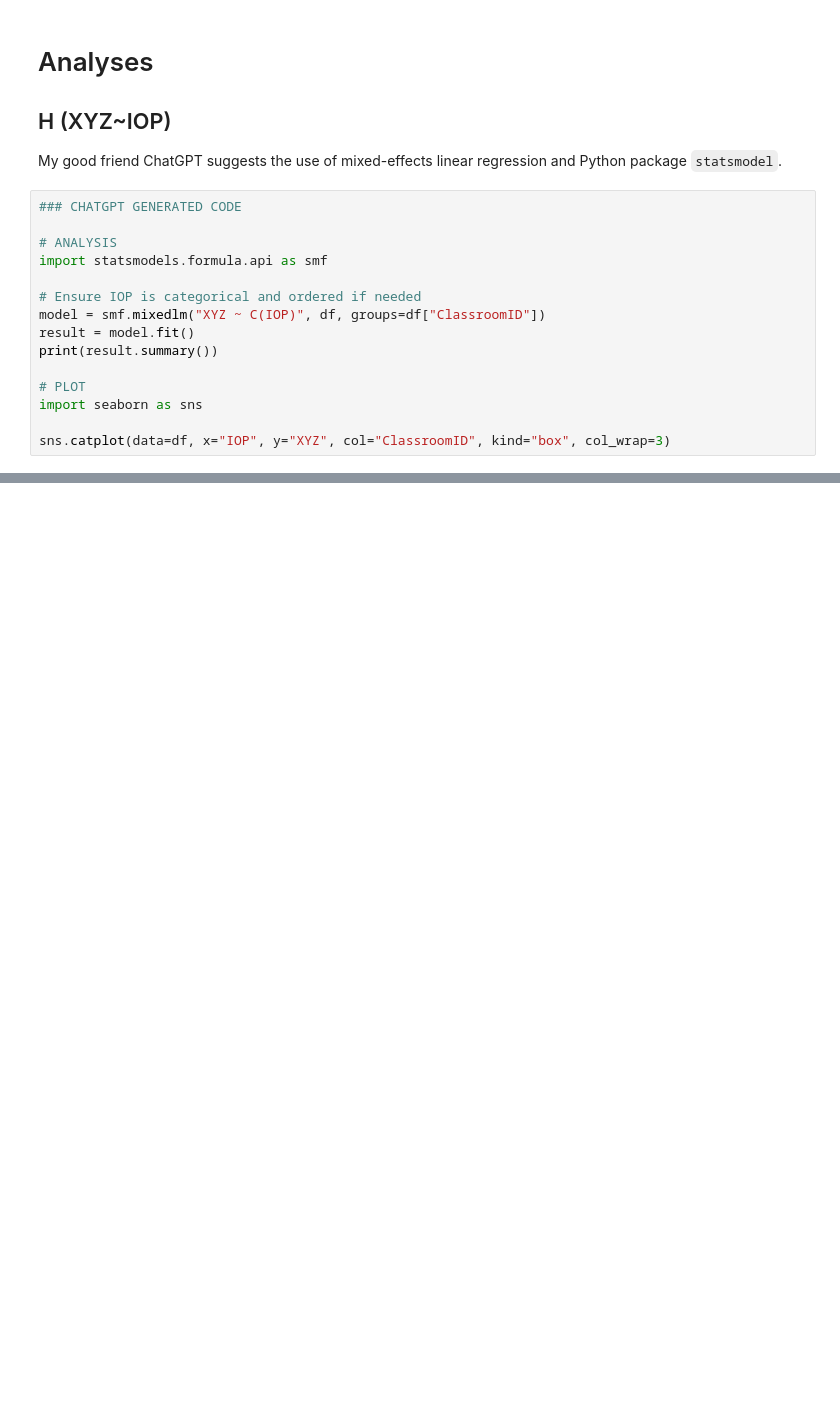
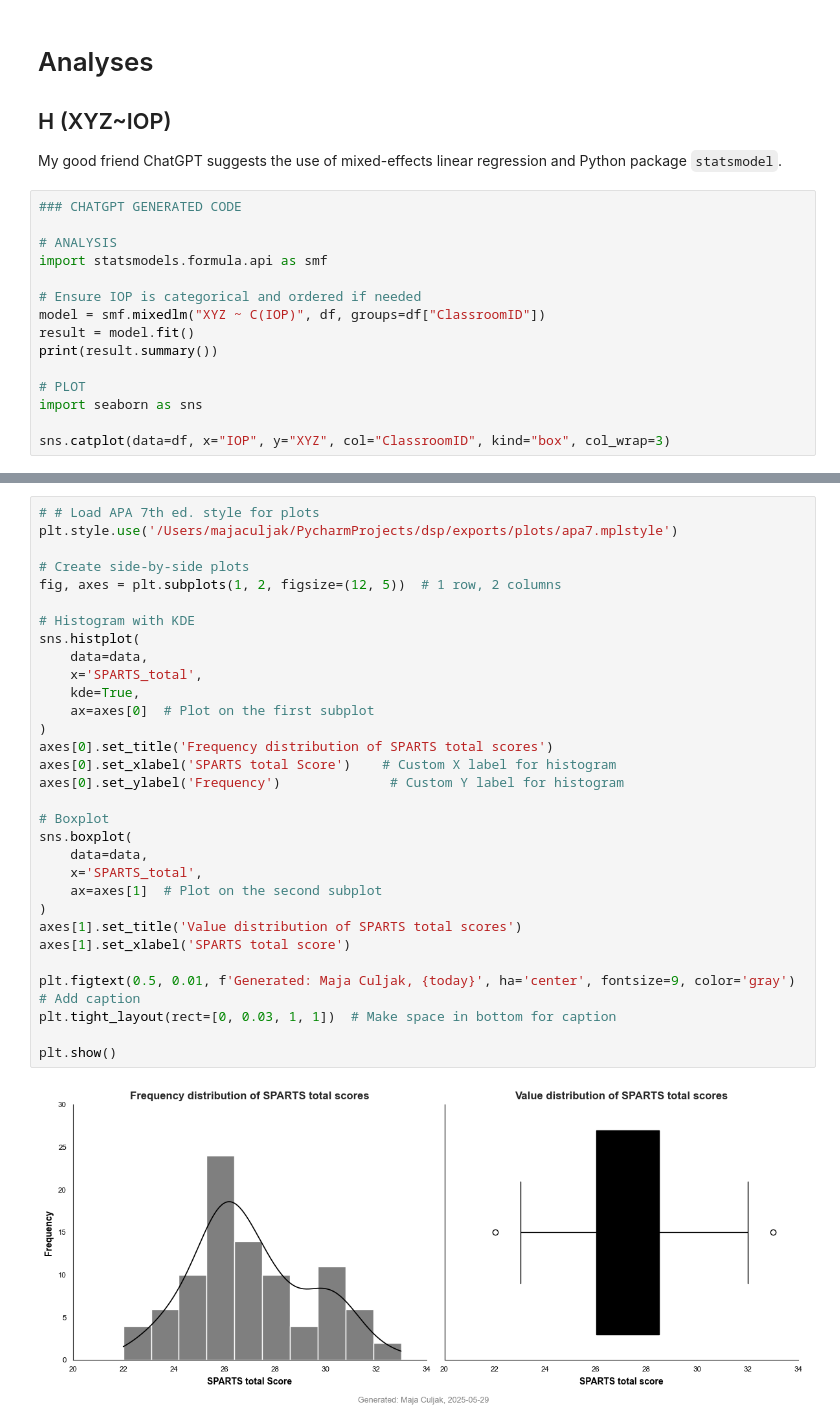
Before and after one commit to majaazdaja/dsp, a Jupyter notebook: notebooks/analysis_maja.ipynb, the cells around one changed output, grey strips where cells are left out. Drawn from its saved outputs; the diff is of its cells as text; blank space fills up the shorter version.

```diff
--- a/notebooks/analysis_maja.ipynb
+++ b/notebooks/analysis_maja.ipynb
@@ -173,0 +265,33 @@ sns.catplot(data=df, x="IOP", y="XYZ", col="ClassroomID", kind="box", col_wrap=3
+# %%
+# # Load APA 7th ed. style for plots
+plt.style.use('/Users/majaculjak/PycharmProjects/dsp/exports/plots/apa7.mplstyle')
+
+# Create side-by-side plots
+fig, axes = plt.subplots(1, 2, figsize=(12, 5))  # 1 row, 2 columns
+
+# Histogram with KDE
+sns.histplot(
+    data=data,
+    x='SPARTS_total',
+    kde=True,
+    ax=axes[0]  # Plot on the first subplot
+)
+axes[0].set_title('Frequency distribution of SPARTS total scores')
+axes[0].set_xlabel('SPARTS total Score')    # Custom X label for histogram
+axes[0].set_ylabel('Frequency')              # Custom Y label for histogram
+
+# Boxplot
+sns.boxplot(
+    data=data,
+    x='SPARTS_total',
+    ax=axes[1]  # Plot on the second subplot
+)
+axes[1].set_title('Value distribution of SPARTS total scores')
+axes[1].set_xlabel('SPARTS total score')
+
+plt.figtext(0.5, 0.01, f'Generated: Maja Culjak, {today}', ha='center', fontsize=9, color='gray')  # Add caption
+plt.tight_layout(rect=[0, 0.03, 1, 1])  # Make space in bottom for caption
+
+plt.show()
+# %% [output]
+[figure, added]
```
Also changed, not shown: parts of 12 cells of this notebook, 1 other file.
